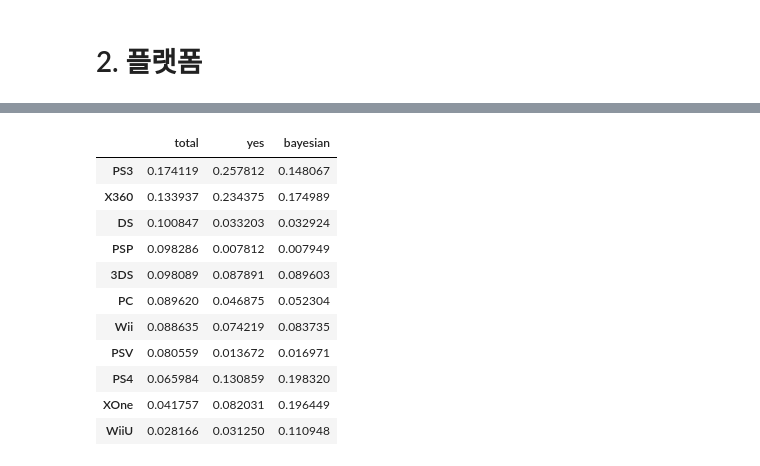
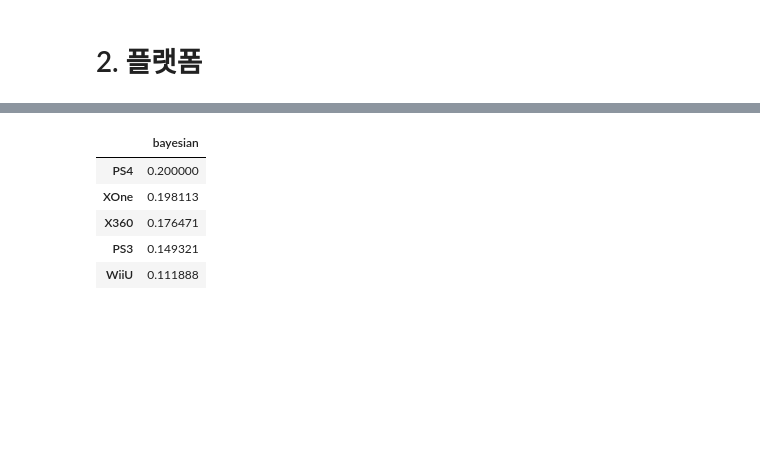
Before and after one commit to superahxd/_project, a Jupyter notebook: sec1_project.ipynb, the cells around one changed output, grey strips where cells are left out. Saved outputs shown, nothing was run; the diff lists cells and outputs as text; code cells hidden in the pictures; blank space fills up the shorter version.

```diff
--- a/sec1_project.ipynb
+++ b/sec1_project.ipynb
@@ -600,8 +590,8 @@ top10_plat = pd.DataFrame(vgames08_10per['Platform'].value_counts())
 # %%
 plat_ratio = pd.concat([total_plat, top10_plat], axis=1, join='inner')
 plat_ratio.columns=['total','top10%']
-plat_ratio['ratio'] = plat_ratio['top10%'] / plat_ratio['total'] * 100
+plat_ratio['ratio'] = plat_ratio['total'] / total_plat.sum()
 total_plat_sum = plat_ratio['total'].sum()
-plat_ratio
+plat_ratio.head()
 # %% [output]
 |  | total | top10% | ratio |
@@ -619,18 +603,13 @@ plat_ratio
 # %%
 piror_plat = pd.DataFrame(plat_ratio['total']/total_plat_sum)
 piror_plat['yes'] = plat_ratio['top10%'] / 512
-piror_plat['bayesian']  = (0.1 * piror_plat['yes']) / piror_plat['total']
-piror_plat
+piror_plat['bayesian']  = (0.1 * piror_plat['yes']) / plat_ratio['ratio']
+piror_plat = piror_plat.sort_values(by='bayesian', ascending=False).head()
+pd.DataFrame(piror_plat['bayesian'].head())
 # %% [output]
-|  | total | yes | bayesian |
-| PS3 | 0.174119 | 0.257812 | 0.148067 |
-| X360 | 0.133937 | 0.234375 | 0.174989 |
-| DS | 0.100847 | 0.033203 | 0.032924 |
-| PSP | 0.098286 | 0.007812 | 0.007949 |
-| 3DS | 0.098089 | 0.087891 | 0.089603 |
-| PC | 0.089620 | 0.046875 | 0.052304 |
-| Wii | 0.088635 | 0.074219 | 0.083735 |
-| PSV | 0.080559 | 0.013672 | 0.016971 |
-| PS4 | 0.065984 | 0.130859 | 0.198320 |
-| XOne | 0.041757 | 0.082031 | 0.196449 |
-| WiiU | 0.028166 | 0.031250 | 0.110948 |
+|  | bayesian |
+| PS4 | 0.200000 |
+| XOne | 0.198113 |
+| X360 | 0.176471 |
+| PS3 | 0.149321 |
+| WiiU | 0.111888 |
```
Also changed, not shown: parts of 16 cells of this notebook.
